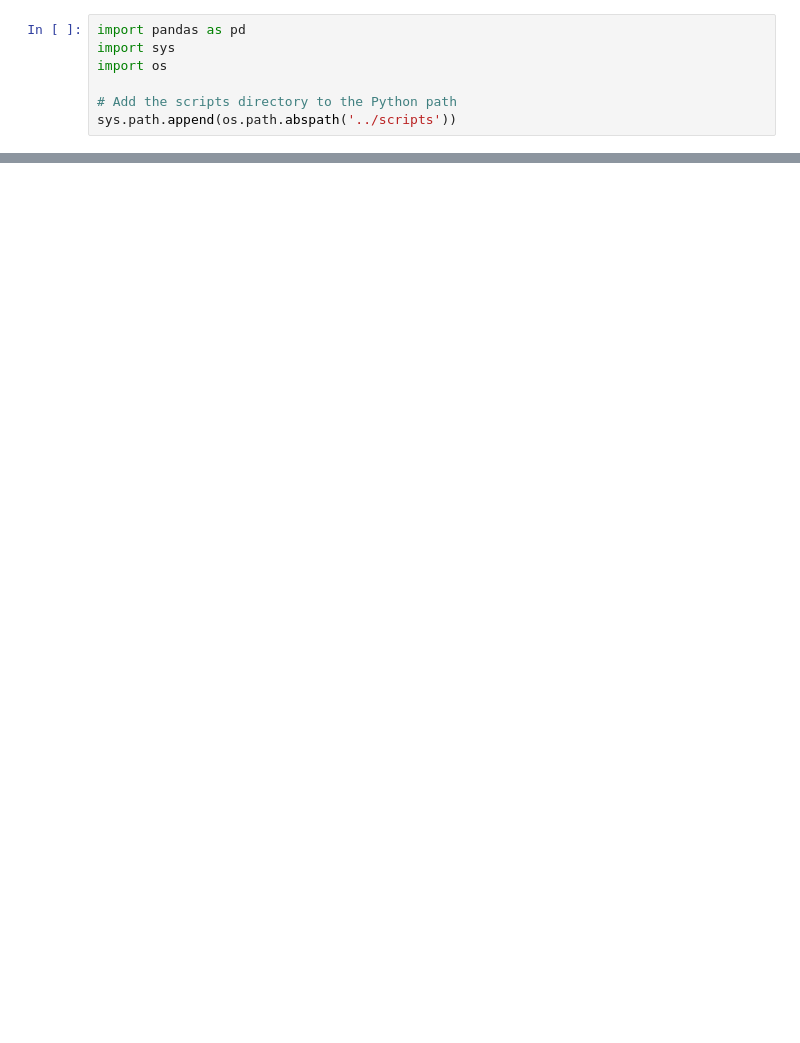
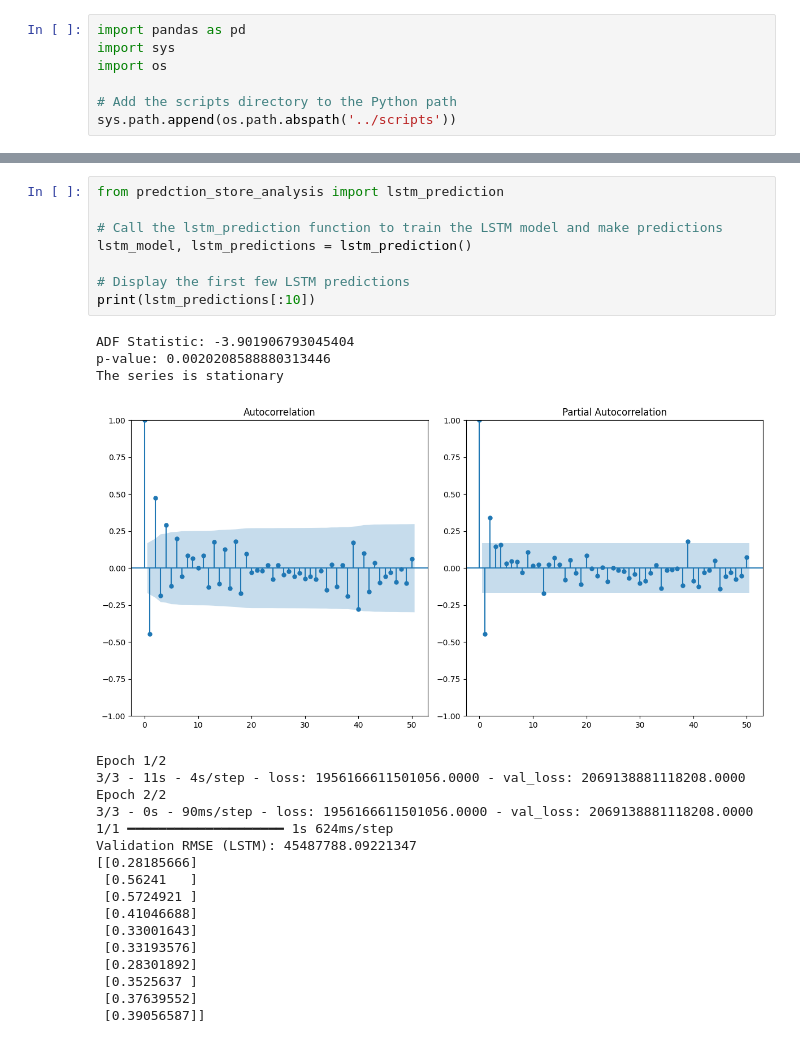
Before and after one commit to NaimaT15/Store-Sales-Analysis, a Jupyter notebook: notebooks/predction_store_analysis.ipynb, the cells around one changed output, grey strips where cells are left out. Saved outputs shown, nothing was run; the diff lists cells and outputs as text; blank space fills up the shorter version.

Commit message:
Prediction of store sales

```diff
--- a/notebooks/predction_store_analysis.ipynb
+++ b/notebooks/predction_store_analysis.ipynb
@@ -31,0 +76,29 @@ Processed Train Data Sample:
+# %%
+from predction_store_analysis import lstm_prediction
+
+# Call the lstm_prediction function to train the LSTM model and make predictions
+lstm_model, lstm_predictions = lstm_prediction()
+
+# Display the first few LSTM predictions
+print(lstm_predictions[:10])
+# %% [output]
+ADF Statistic: -3.901906793045404
+p-value: 0.0020208588880313446
+The series is stationary
+[figure, added]
+Epoch 1/2
+3/3 - 11s - 4s/step - loss: 1956166611501056.0000 - val_loss: 2069138881118208.0000
+Epoch 2/2
+3/3 - 0s - 90ms/step - loss: 1956166611501056.0000 - val_loss: 2069138881118208.0000
+1/1 ━━━━━━━━━━━━━━━━━━━━ 1s 624ms/step
+Validation RMSE (LSTM): 45487788.09221347
+[[0.28185666]
+ [0.56241   ]
+ [0.5724921 ]
+ [0.41046688]
+ [0.33001643]
+ [0.33193576]
+ [0.28301892]
+ [0.3525637 ]
+ [0.37639552]
+ [0.39056587]]
```
Also changed, not shown: parts of 3 cells of this notebook, 7 other files.
